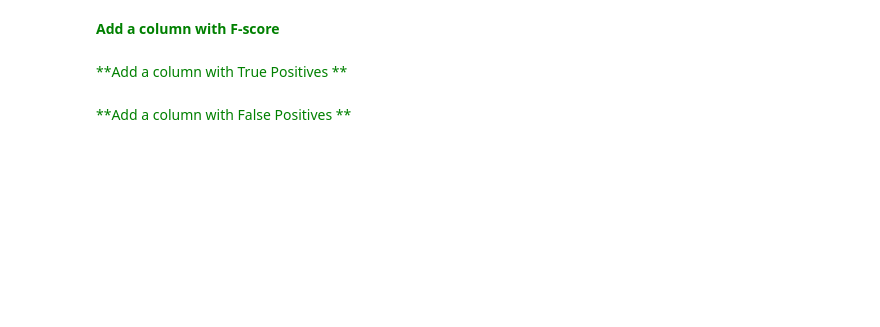
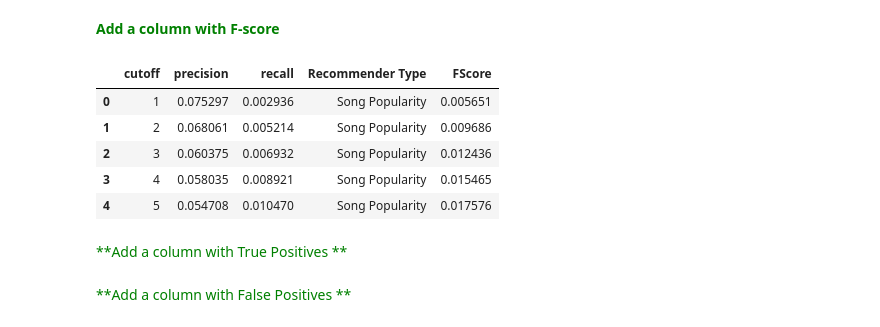
Before and after one commit to IvetteMTapia/Capstone1_Songs-Recommender_System, a Jupyter notebook: Recommender System.ipynb, the cells around one changed output. Saved outputs shown, nothing was run; the diff lists cells and outputs as text; code cells hidden in the pictures; blank space fills up the shorter version.

Commit message:
Recommender Models
Draft 2

```diff
--- a/Recommender System.ipynb
+++ b/Recommender System.ipynb
@@ -771,4 +732,4 @@ loaded_matfac_rec2 = gl.load_model('matfac_rec_trained')
 # %% [markdown]
 <font color='green'>**Evaluate Item-Based Recomender Precision and Recall Using Test-Split** </font>
 # %%
-eval_matfact1 = loaded_matfac_rec1.evaluate_precision_recall(users_test)
+eval_matfact = loaded_matfac_rec.evaluate_precision_recall(users_test)
@@ -789,10 +765,8 @@ cutoffs = [1, 2, 3, 4, 5, 6, 7, 8, 9, 10, 11, 16, 21, 26, 31, 36, 41, 46]
 
 c_songpop = gl.SArray(['Song Popularity'] * len(cutoffs))
 c_artpop = gl.SArray(['Artist Popularity'] * len(cutoffs))
-c_cont = gl.SArray(['Content-Based'] * len(cutoffs))
 c_item = gl.SArray(['Item-Item'] * len(cutoffs))
-c_matfact1 = gl.SArray(['Matrix Factorization (SVD) 1'] * len(cutoffs))
-c_matfact2 = gl.SArray(['Matrix Factorization (SVD) 2'] * len(cutoffs))
+c_matfact = gl.SArray(['Matrix Factorization (SVD)'] * len(cutoffs))
 # %% [markdown]
 <font color='green'>**Add Identifying Columns & Convert to DataFrame** </font>
 # %%
@@ -800,10 +774,6 @@ pres_recall1 = eval_song_pop['precision_recall_overall'].add_column(c_songpop, n
 
 pres_recall2 = eval_artist_pop['precision_recall_overall'].add_column(c_artpop, name='Recommender Type').to_dataframe()
 
-pres_recall3 = eval_content['precision_recall_overall'].add_column(c_cont, name='Recommender Type').to_dataframe()
+pres_recall3 = eval_item['precision_recall_overall'].add_column(c_item, name='Recommender Type').to_dataframe()
 
-pres_recall4 = eval_item['precision_recall_overall'].add_column(c_item, name='Recommender Type').to_dataframe()
-
-pres_recall5 = eval_matfact1['precision_recall_overall'].add_column(c_matfact, name='Recommender Type').to_dataframe()
-
-pres_recall6 = eval_matfact1['precision_recall_overall'].add_column(c_matfact, name='Recommender Type').to_dataframe()
+pres_recall4 = eval_matfact['precision_recall_overall'].add_column(c_matfact, name='Recommender Type').to_dataframe()
@@ -810,7 +782,7 @@ pres_recall6 = eval_matfact1['precision_recall_overall'].add_column(c_matfact, n
 # %% [markdown]
 <font color='green'>**Concatenate Frames** </font>
 # %%
-frames = [pres_recall1, pres_recall2, pres_recall3, pres_recall4, pres_recall5, pres_recall6]
+frames = [pres_recall1, pres_recall2, pres_recall3, pres_recall4]
 
 precision_recall_overall = pd.concat(frames)
 
@@ -820,6 +799,15 @@ precision_recall_overall.head()
 # %%
 precision_recall_overall['FScore'] = 2*((precision_recall_overall['precision'] * precision_recall_overall['recall'])/
                                         (precision_recall_overall['precision'] + precision_recall_overall['recall']))
+# %%
+precision_recall_overall.head()
+# %% [output]
+|  | cutoff | precision | recall | Recommender Type | FScore |
+| 0 | 1 | 0.075297 | 0.002936 | Song Popularity | 0.005651 |
+| 1 | 2 | 0.068061 | 0.005214 | Song Popularity | 0.009686 |
+| 2 | 3 | 0.060375 | 0.006932 | Song Popularity | 0.012436 |
+| 3 | 4 | 0.058035 | 0.008921 | Song Popularity | 0.015465 |
+| 4 | 5 | 0.054708 | 0.010470 | Song Popularity | 0.017576 |
 # %% [markdown]
 <font color='green'>**Add a column with True Positives ** </font>
 # %%
```
Also changed, not shown: parts of 35 cells of this notebook.
